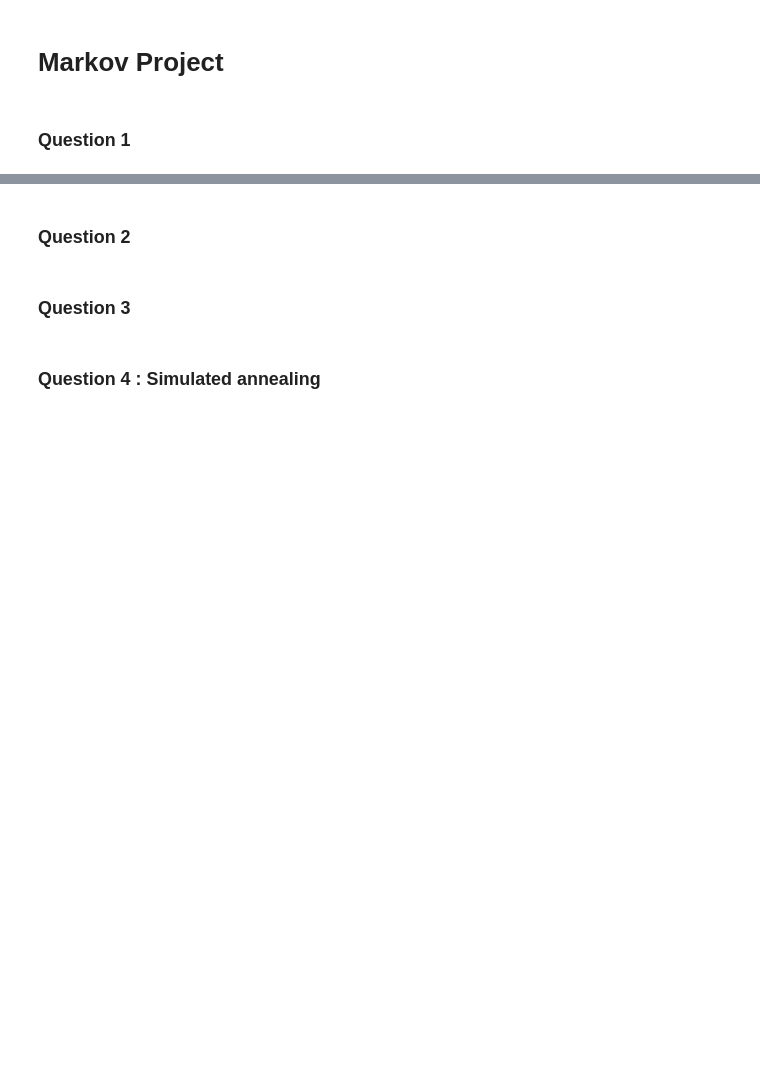
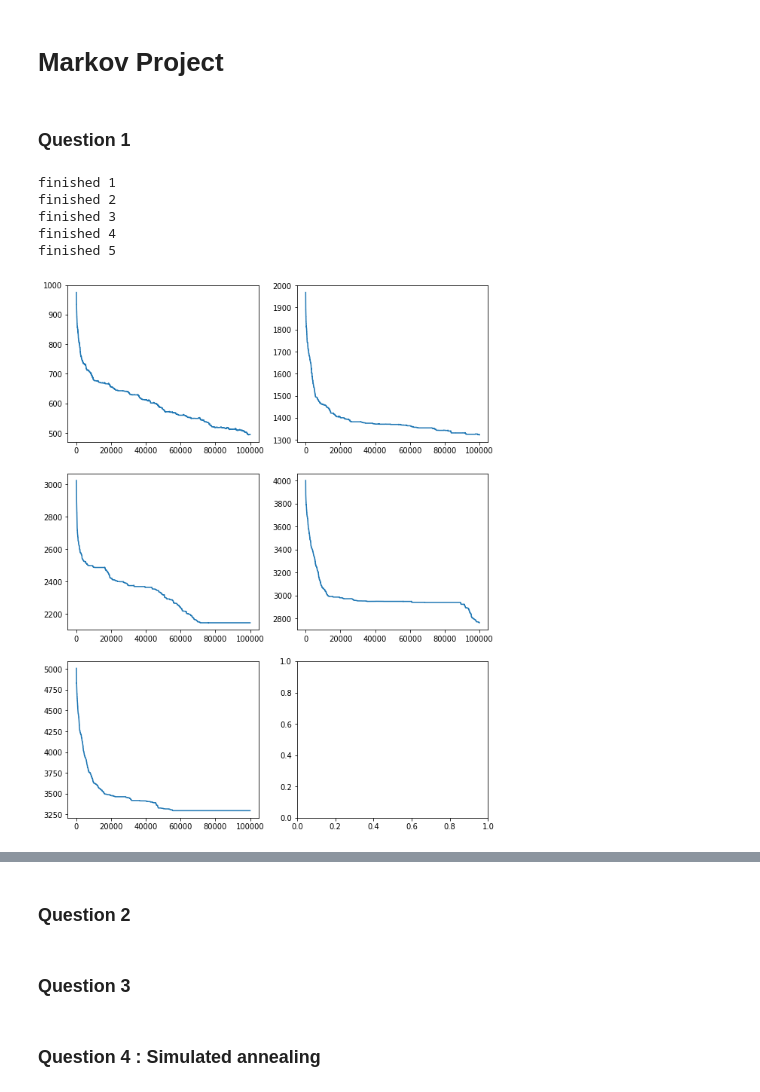
Before and after one commit to MDARIFULHASAN/mcmc_perceptron, a Jupyter notebook: markov_project.ipynb, the cells around one changed output, grey strips where cells are left out. Drawn from its saved outputs; the diff is of its cells as text; code cells hidden in the pictures; blank space fills up the shorter version.

```diff
--- a/markov_project.ipynb
+++ b/markov_project.ipynb
@@ -12,22 +12,29 @@ w_t, x_t, y_t = teachers_variables(n=N, alpha_max=alpha_max)
 # %% [markdown]
 ### Question 1
 # %%
-energy1 = run_model(alpha=1, beta=1, n=N, x_t=x_t, y_t=y_t, max_numb_states=100000, num_repetitions=1)
+energy1 = run_model(alpha=1, beta=1, n=N, x_t=x_t, y_t=y_t, max_numb_states=100000, num_repetitions=5)
 print('finished 1')
-energy2 = run_model(alpha=2, beta=1, n=N, x_t=x_t, y_t=y_t, max_numb_states=100000, num_repetitions=1)
+energy2 = run_model(alpha=2, beta=1, n=N, x_t=x_t, y_t=y_t, max_numb_states=100000, num_repetitions=5)
 print('finished 2')
-energy3 = run_model(alpha=3, beta=1, n=N, x_t=x_t, y_t=y_t, max_numb_states=100000, num_repetitions=1)
+energy3 = run_model(alpha=3, beta=1, n=N, x_t=x_t, y_t=y_t, max_numb_states=100000, num_repetitions=5)
 print('finished 3')
-energy4 = run_model(alpha=4, beta=1, n=N, x_t=x_t, y_t=y_t, max_numb_states=100000, num_repetitions=1)
+energy4 = run_model(alpha=4, beta=1, n=N, x_t=x_t, y_t=y_t, max_numb_states=100000, num_repetitions=5)
 print('finished 4')
-energy5 = run_model(alpha=5, beta=1, n=N, x_t=x_t, y_t=y_t, max_numb_states=100000, num_repetitions=1)
+energy5 = run_model(alpha=5, beta=1, n=N, x_t=x_t, y_t=y_t, max_numb_states=100000, num_repetitions=5)
 print('finished 5')
 
 fig, ax = plt.subplots(nrows=3, ncols=2, figsize=(10, 13))
 ax[0][0].plot(energy1)
 ax[0][1].plot(energy2)
 ax[1][0].plot(energy3)
 ax[1][1].plot(energy4)
 ax[2][0].plot(energy5)
 plt.show()
+# %% [output]
+finished 1
+finished 2
+finished 3
+finished 4
+finished 5
+[figure, added]
 # %%
```
Also changed, not shown: parts of 4 cells of this notebook.
